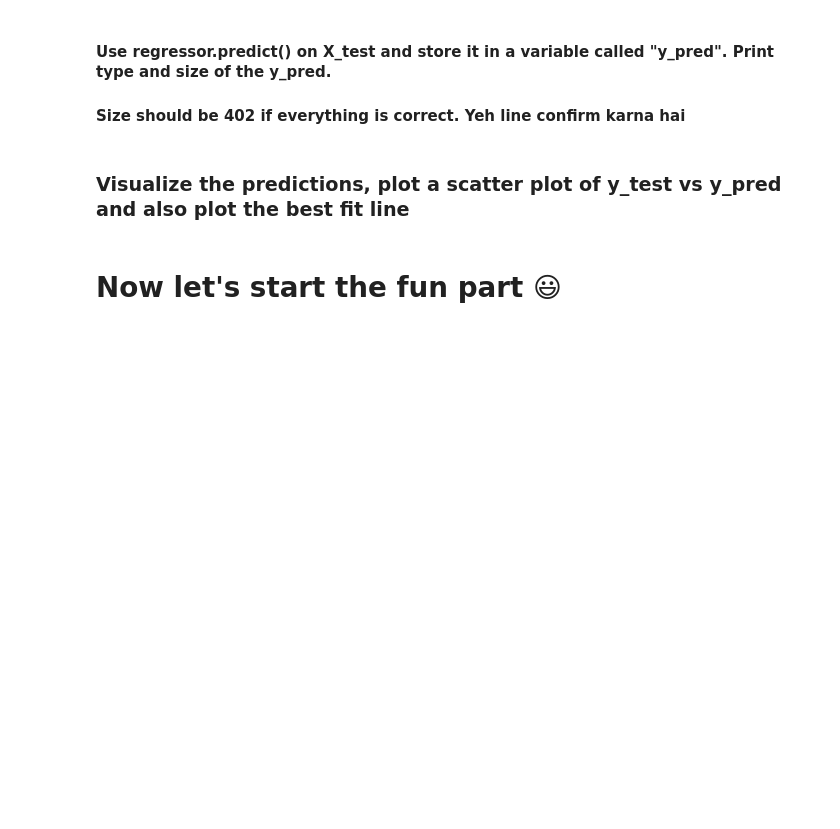
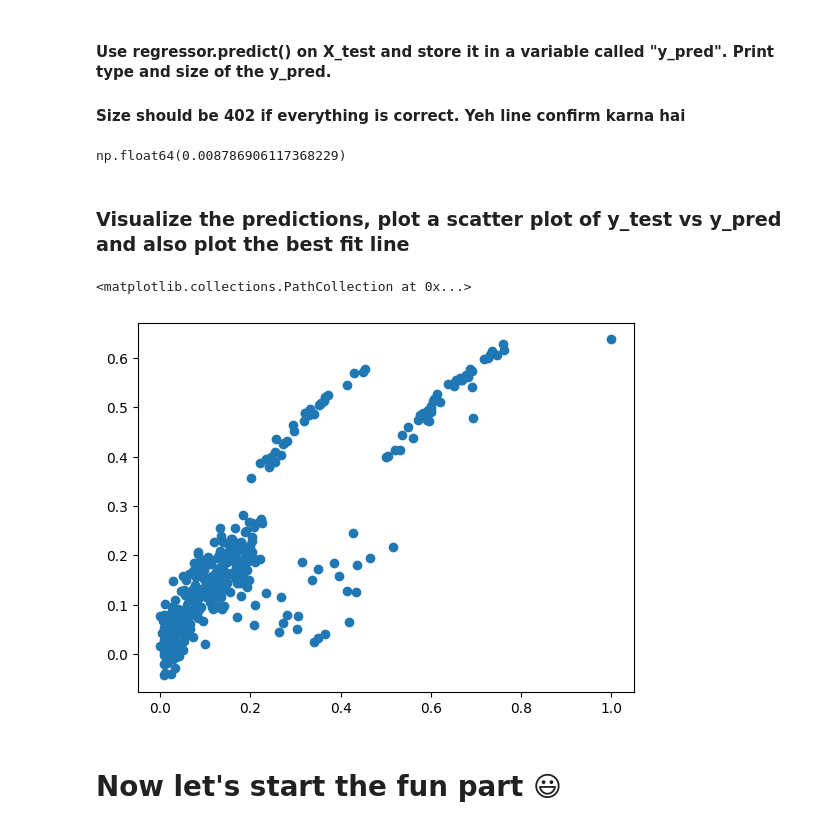
Before and after one commit to notsamaltman/Synapse_LP, a Jupyter notebook: Synapse_LP_Task2.ipynb, the cells around one changed output. Drawn from its saved outputs; the diff is of its cells as text; code cells hidden in the pictures; blank space fills up the shorter version.

```diff
--- a/Synapse_LP_Task2.ipynb
+++ b/Synapse_LP_Task2.ipynb
@@ -275,3 +279,5 @@ https://www.analyticsvidhya.com/blog/2021/08/understanding-linear-regression-wit
 #train a model
 # %%
 # fit the model on the training data, hint: use the fit method
+model = LinearRegression()
+model.fit(X_train, y_train)
@@ -283,10 +291,20 @@ https://www.analyticsvidhya.com/blog/2021/08/understanding-linear-regression-wit
 #### Size should be 402 if everything is correct. Yeh line confirm karna hai
 # %%
 # make predictions on the test data
+y_pred = model.predict(X_test)
 # %%
 # calculate the mean squared error
+mse = np.mean((y_pred - y_test)**2)
+mse
+# %% [output]
+np.float64(0.008786906117368229)
 # %% [markdown]
 ### Visualize the predictions, plot a scatter plot of y_test vs y_pred and also plot the best fit line
+# %%
+plt.scatter(x=y_test, y=y_pred)
+# %% [output]
+<matplotlib.collections.PathCollection at 0x...>
+[figure, added]
 # %% [markdown]
 # Now let's start the fun part 😃
 # %% [markdown]
```
Also changed, not shown: parts of 15 cells of this notebook.
